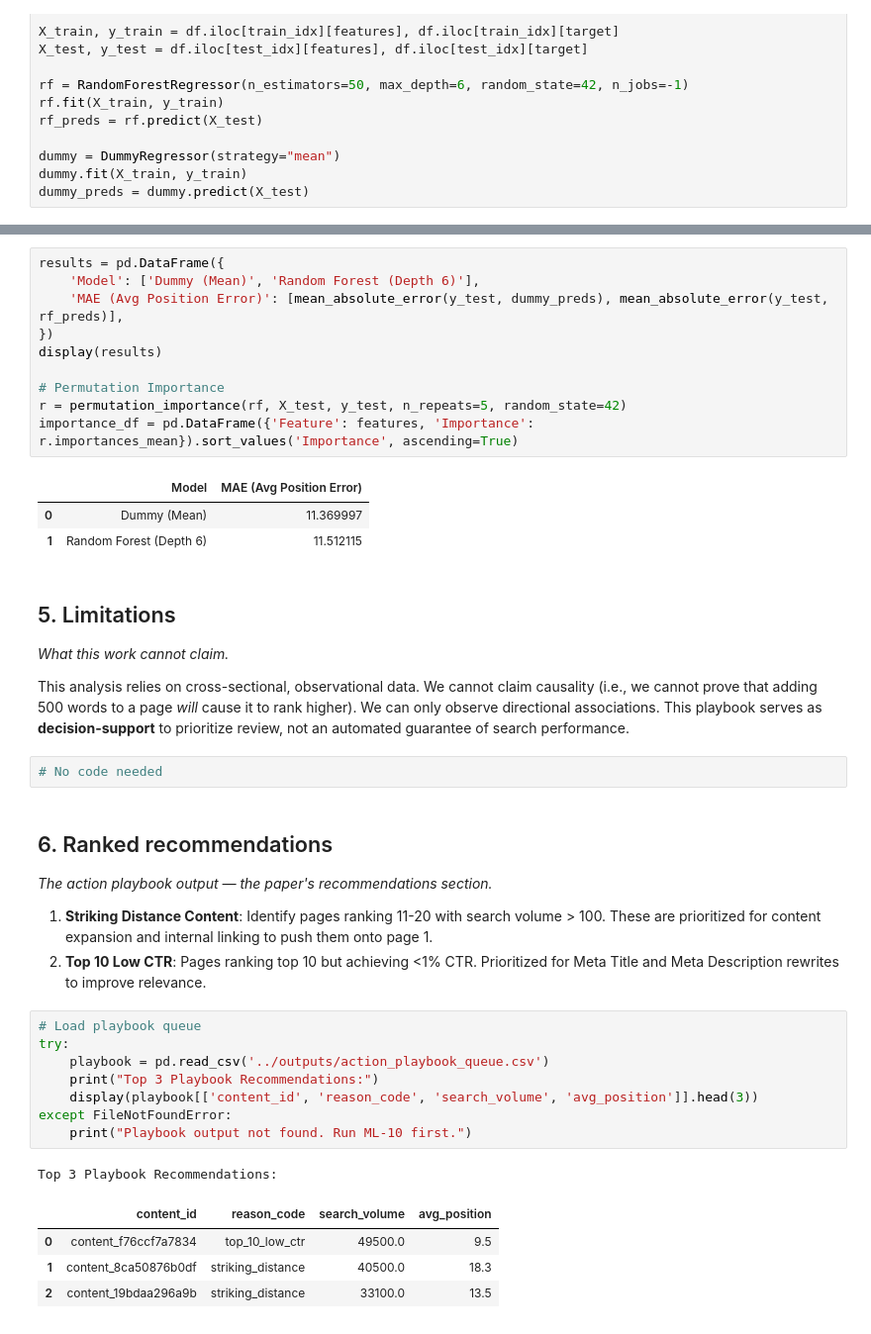
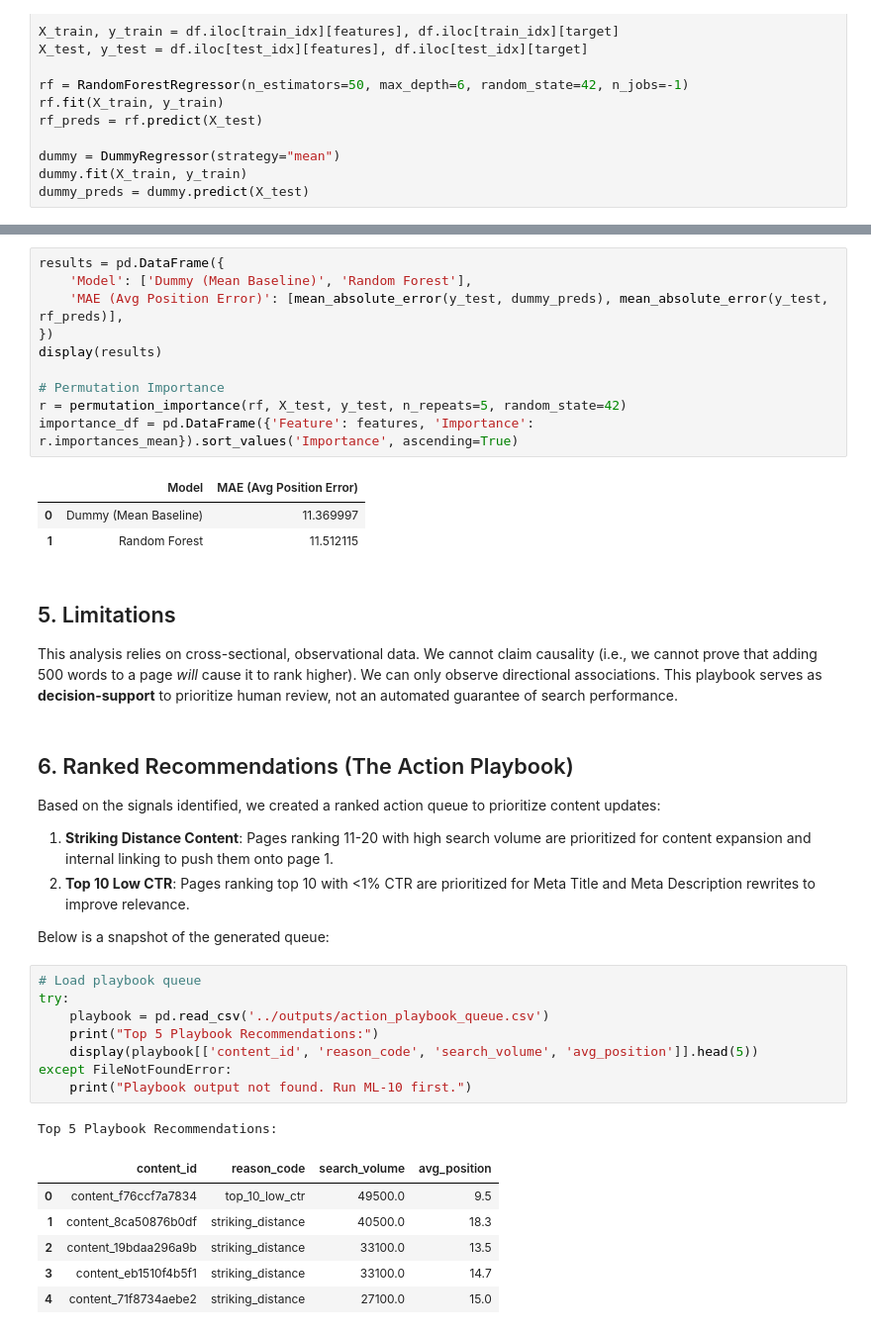
Before and after one commit to rahulrakesh10/flyrank-ml-internship-starter, a Jupyter notebook: work/notebooks/capstone.ipynb, the cells around one changed output, grey strips where cells are left out. Shown at 99% size. Cells and saved outputs as stored; diff of their text form.

Commit message:
Update capstone paper with all 9 sections

```diff
--- a/work/notebooks/capstone.ipynb
+++ b/work/notebooks/capstone.ipynb
@@ -78,6 +77,6 @@ dummy_preds = dummy.predict(X_test)
 # %%
 results = pd.DataFrame({
-    'Model': ['Dummy (Mean)', 'Random Forest (Depth 6)'],
+    'Model': ['Dummy (Mean Baseline)', 'Random Forest'],
     'MAE (Avg Position Error)': [mean_absolute_error(y_test, dummy_preds), mean_absolute_error(y_test, rf_preds)],
 })
 display(results)
@@ -87,35 +86,35 @@ r = permutation_importance(rf, X_test, y_test, n_repeats=5, random_state=42)
 importance_df = pd.DataFrame({'Feature': features, 'Importance': r.importances_mean}).sort_values('Importance', ascending=True)
 # %% [output]
 |  | Model | MAE (Avg Position Error) |
-| 0 | Dummy (Mean) | 11.369997 |
-| 1 | Random Forest (Depth 6) | 11.512115 |
+| 0 | Dummy (Mean Baseline) | 11.369997 |
+| 1 | Random Forest | 11.512115 |
 # %% [markdown]
 ## 5. Limitations
 
-*What this work cannot claim.*
-
-This analysis relies on cross-sectional, observational data. We cannot claim causality (i.e., we cannot prove that adding 500 words to a page *will* cause it to rank higher). We can only observe directional associations. This playbook serves as **decision-support** to prioritize review, not an automated guarantee of search performance.
+This analysis relies on cross-sectional, observational data. We cannot claim causality (i.e., we cannot prove that adding 500 words to a page *will* cause it to rank higher). We can only observe directional associations. This playbook serves as **decision-support** to prioritize human review, not an automated guarantee of search performance.
-# %%
-# No code needed
 # %% [markdown]
-## 6. Ranked recommendations
+## 6. Ranked Recommendations (The Action Playbook)
 
-*The action playbook output — the paper's recommendations section.*
+Based on the signals identified, we created a ranked action queue to prioritize content updates:
 
-1. **Striking Distance Content**: Identify pages ranking 11-20 with search volume > 100. These are prioritized for content expansion and internal linking to push them onto page 1.
-2. **Top 10 Low CTR**: Pages ranking top 10 but achieving <1% CTR. Prioritized for Meta Title and Meta Description rewrites to improve relevance.
+1. **Striking Distance Content**: Pages ranking 11-20 with high search volume are prioritized for content expansion and internal linking to push them onto page 1.
+2. **Top 10 Low CTR**: Pages ranking top 10 with <1% CTR are prioritized for Meta Title and Meta Description rewrites to improve relevance.
+
+Below is a snapshot of the generated queue:
 # %%
 # Load playbook queue
 try:
     playbook = pd.read_csv('../outputs/action_playbook_queue.csv')
-    print("Top 3 Playbook Recommendations:")
-    display(playbook[['content_id', 'reason_code', 'search_volume', 'avg_position']].head(3))
+    print("Top 5 Playbook Recommendations:")
+    display(playbook[['content_id', 'reason_code', 'search_volume', 'avg_position']].head(5))
 except FileNotFoundError:
     print("Playbook output not found. Run ML-10 first.")
 # %% [output]
-Top 3 Playbook Recommendations:
+Top 5 Playbook Recommendations:
 |  | content_id | reason_code | search_volume | avg_position |
 | 0 | content_f76ccf7a7834 | top_10_low_ctr | 49500.0 | 9.5 |
 | 1 | content_8ca50876b0df | striking_distance | 40500.0 | 18.3 |
 | 2 | content_19bdaa296a9b | striking_distance | 33100.0 | 13.5 |
+| 3 | content_eb1510f4b5f1 | striking_distance | 33100.0 | 14.7 |
+| 4 | content_71f8734aebe2 | striking_distance | 27100.0 | 15.0 |
 # %% [markdown]
```
Also changed, not shown: parts of 12 cells of this notebook, 1 other file.
